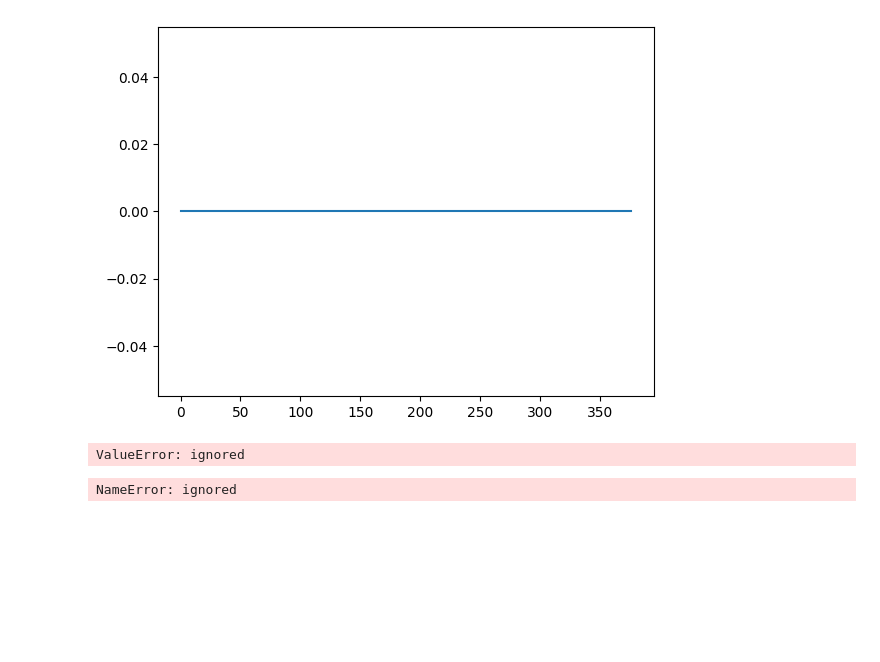
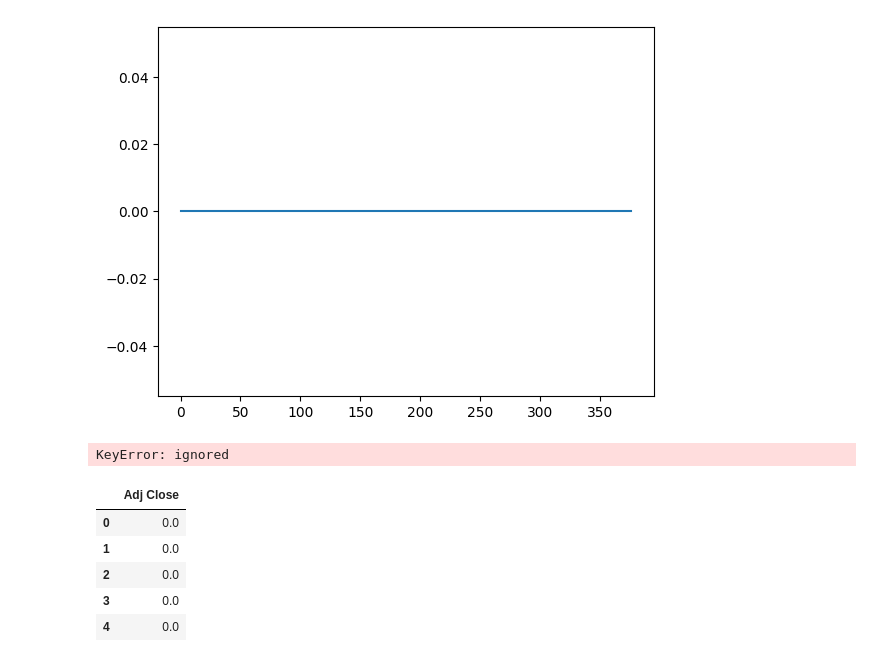
Before and after one commit to pratyushojha04/IcecreameRevenue, a Jupyter notebook: Stock.ipynb, the cells around one changed output. Cells and saved outputs as stored; diff of their text form; code cells hidden in the pictures; blank space fills up the shorter version.

```diff
--- a/Stock.ipynb
+++ b/Stock.ipynb
@@ -210,24 +219,29 @@ df['Adj Close'].plot()
 # %%
 features = ['Open', 'High', 'Low', 'Volume']
-output_var = pd.DataFrame(df['Adj Close'])
+output_var = pd.DataFrame(df['features'])
+# %% [output]
+KeyError: ignored
-# %%
-# scaler = MinMaxScaler()
-# feature_transform = scaler.fit_transform(df[features])
-# feature_transform= pd.DataFrame(columns=features, data=feature_transform, index=df.index)
-# feature_transform.head()
-
-
-
-scaler = MinMaxScaler()
-feature_transform = scaler.fit_transform(df[a.columns ])
-feature_transform= pd.DataFrame(columns=a.columns , data=feature_transform, index=df.index)
-feature_transform.head()
-# %% [output]
-ValueError: ignored
+# %%
+scaler = MinMaxScaler()
+feature_transform = scaler.fit_transform(output_var[output_var.columns])
+feature_transform= pd.DataFrame(columns=output_var.columns, data=feature_transform, index=output_var.index)
+feature_transform.head()
+
+
+
+# from sklearn.preprocessing import MinMaxScaler
+# mms = MinMaxScaler()
+# df[df.columns] = mms.fit_transform(df)
+# df.head()
+# %% [output]
+|  | Adj Close |
+| 0 | 0.0 |
+| 1 | 0.0 |
+| 2 | 0.0 |
+| 3 | 0.0 |
+| 4 | 0.0 |
 # %%
 timesplit= TimeSeriesSplit(n_splits=10)
 for train_index, test_index in timesplit.split(feature_transform):
         X_train, X_test = feature_transform[:len(train_index)], feature_transform[len(train_index): (len(train_index)+len(test_index))]
         y_train, y_test = output_var[:len(train_index)].values.ravel(), output_var[len(train_index): (len(train_index)+len(test_index))].values.ravel()
-# %% [output]
-NameError: ignored
```
Also changed, not shown: parts of 9 cells of this notebook.
